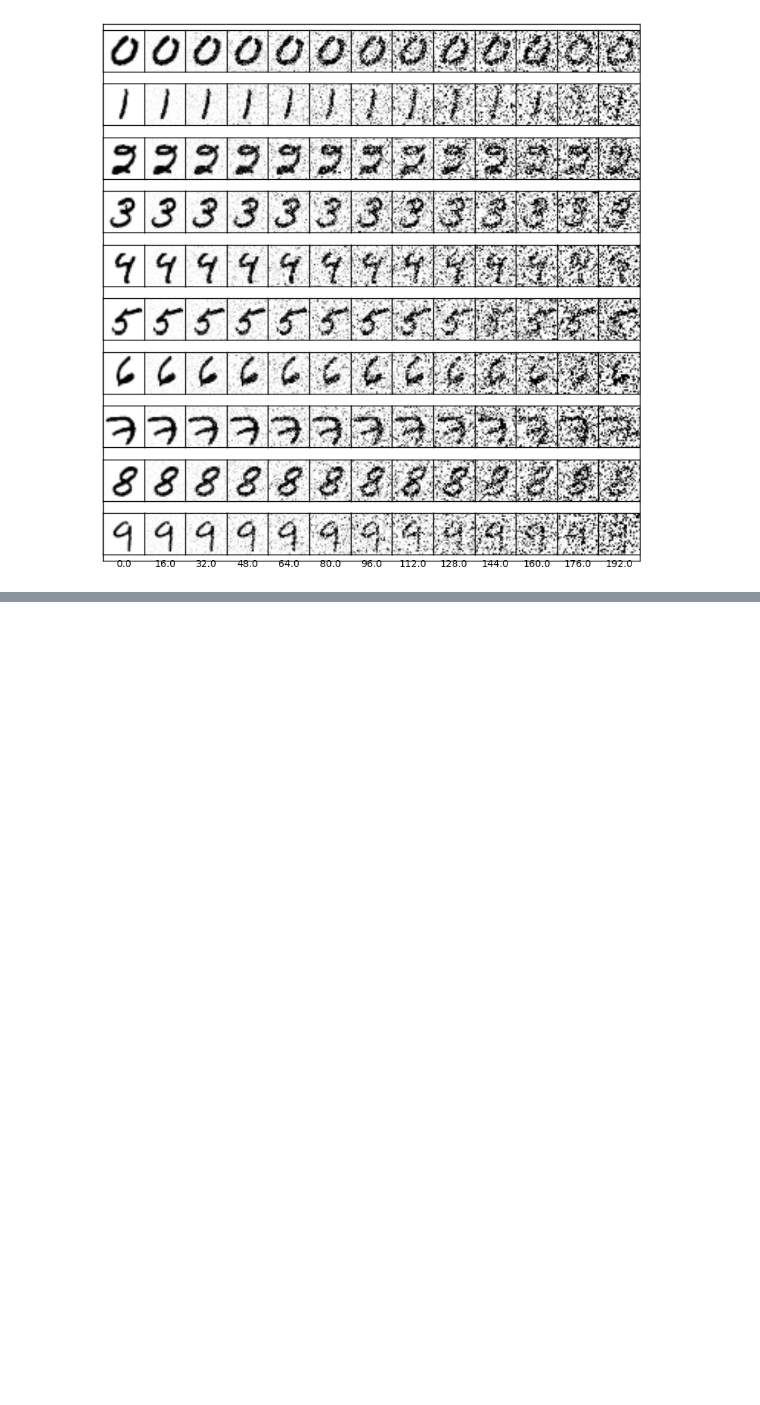
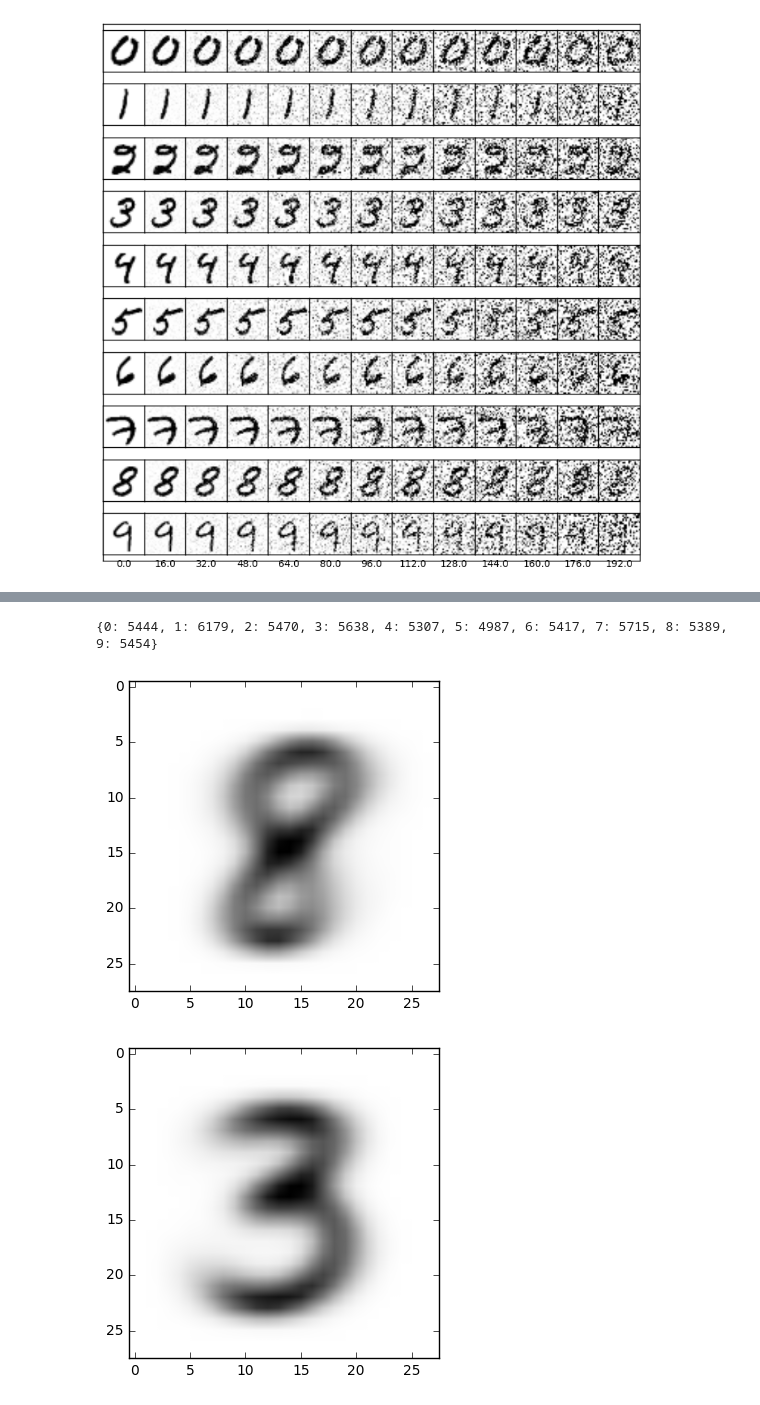
Before and after one commit to VincentRoest/capstone, a Jupyter notebook: Image_manipulation.ipynb, the cells around one changed output, grey strips where cells are left out. Drawn from its saved outputs; the diff is of its cells as text; code cells hidden in the pictures; blank space fills up the shorter version.

```diff
--- a/Image_manipulation.ipynb
+++ b/Image_manipulation.ipynb
@@ -497,10 +639,14 @@ be one and the other pixels will be zero.
 def create_priors_for_each_digit(digits, labels):
     '''
     IN:
-        (1) the mnist digits
-        (2) their labels
+        (1) (784, ) np array: the MNIST digit representation
+        (2) 1D numpy array: y training data
     OUT:
-        (1) a (10, 784) prior that contains the averages of all 10 digit classes
+        (1) a (10, 784) numpy array that contains the priors(averages) of all 10 digit classes
+
+    This function creates the priors. So just take all
+    examples of 1 , average them and that is the prior
+    or expectation for digit 1.
     '''
     # 28x28, 0...9 = 10 classes
     digit_size = 784
@@ -551,0 +711,15 @@ plt.show()
+# %%
+# training.
+priors = create_priors_for_each_digit(digits, labels)
+plt.imshow(priors[8].reshape((28,28)), cmap = cm.Greys)
+plt.show()
+
+plt.imshow(priors[3].reshape((28,28)), cmap = cm.Greys)
+plt.show()
+
+# print priors[8]
+# print priors[7]
+# %% [output]
+{0: 5444, 1: 6179, 2: 5470, 3: 5638, 4: 5307, 5: 4987, 6: 5417, 7: 5715, 8: 5389, 9: 5454}
+[figure, added]
+[figure, added]
```
Also changed, not shown: parts of 23 cells of this notebook.
